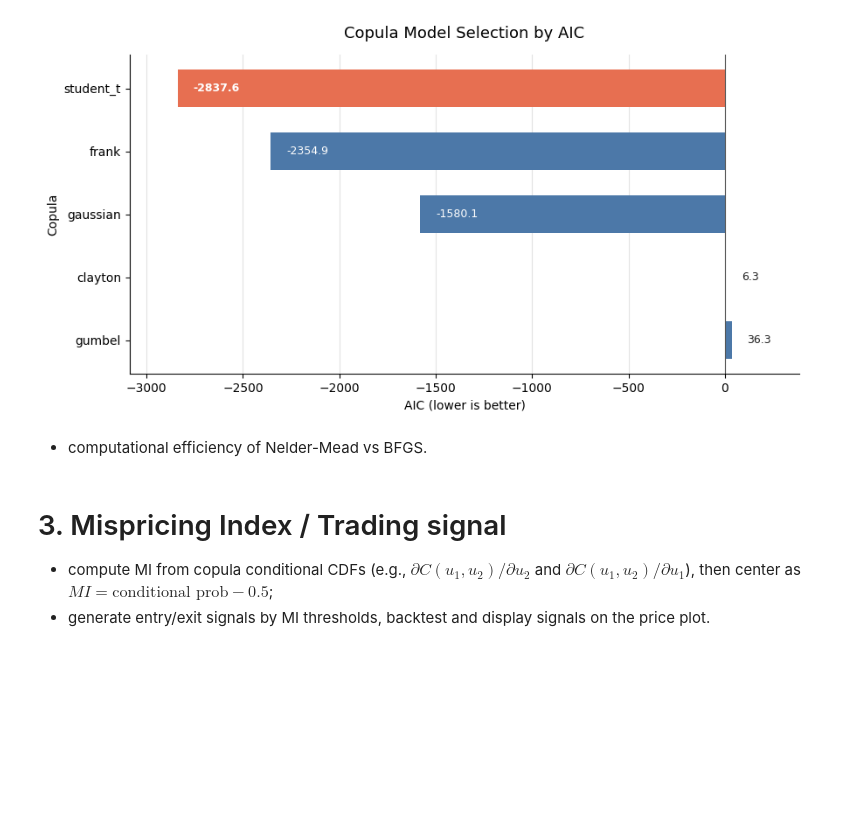
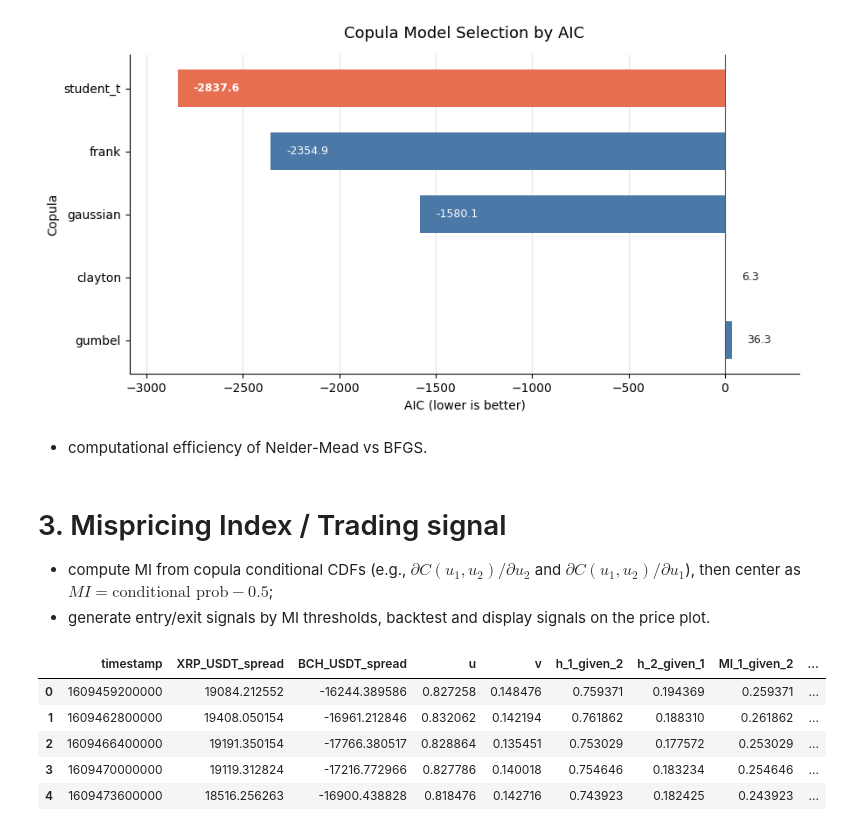
Before and after one commit to ZhechongYe/Numerical-Copula-Trading, a Jupyter notebook: demo.ipynb, the cells around one changed output. Cells and saved outputs as stored; diff of their text form; code cells hidden in the pictures; blank space fills up the shorter version.

Commit message:
edibt + test mispricing index

```diff
--- a/demo.ipynb
+++ b/demo.ipynb
@@ -253,3 +253,21 @@ plt.show()
 # 3. Mispricing Index / Trading signal
 - compute MI from copula conditional CDFs (e.g., $\partial C(u_1,u_2)/\partial u_2$ and $\partial C(u_1,u_2)/\partial u_1$), then center as $MI=\text{conditional prob}-0.5$;
 - generate entry/exit signals by MI thresholds, backtest and display signals on the price plot.
+# %%
+import importlib
+import mispricingV2
+
+importlib.reload(mispricingV2)
+
+from mispricingV2 import compute_mispricing_index
+
+mispricing_df = compute_mispricing_index(uv_df, best_copula, u_col="u", v_col="v")
+
+mispricing_df.head()
+# %% [output]
+|  | timestamp | XRP_USDT_spread | BCH_USDT_spread | u | v | h_1_given_2 | h_2_given_1 | MI_1_given_2 | ... |
+| 0 | 1609459200000 | 19084.212552 | -16244.389586 | 0.827258 | 0.148476 | 0.759371 | 0.194369 | 0.259371 | ... |
+| 1 | 1609462800000 | 19408.050154 | -16961.212846 | 0.832062 | 0.142194 | 0.761862 | 0.188310 | 0.261862 | ... |
+| 2 | 1609466400000 | 19191.350154 | -17766.380517 | 0.828864 | 0.135451 | 0.753029 | 0.177572 | 0.253029 | ... |
+| 3 | 1609470000000 | 19119.312824 | -17216.772966 | 0.827786 | 0.140018 | 0.754646 | 0.183234 | 0.254646 | ... |
+| 4 | 1609473600000 | 18516.256263 | -16900.438828 | 0.818476 | 0.142716 | 0.743923 | 0.182425 | 0.243923 | ... |
```
Also changed, not shown: parts of 3 cells of this notebook, 1 other file.
